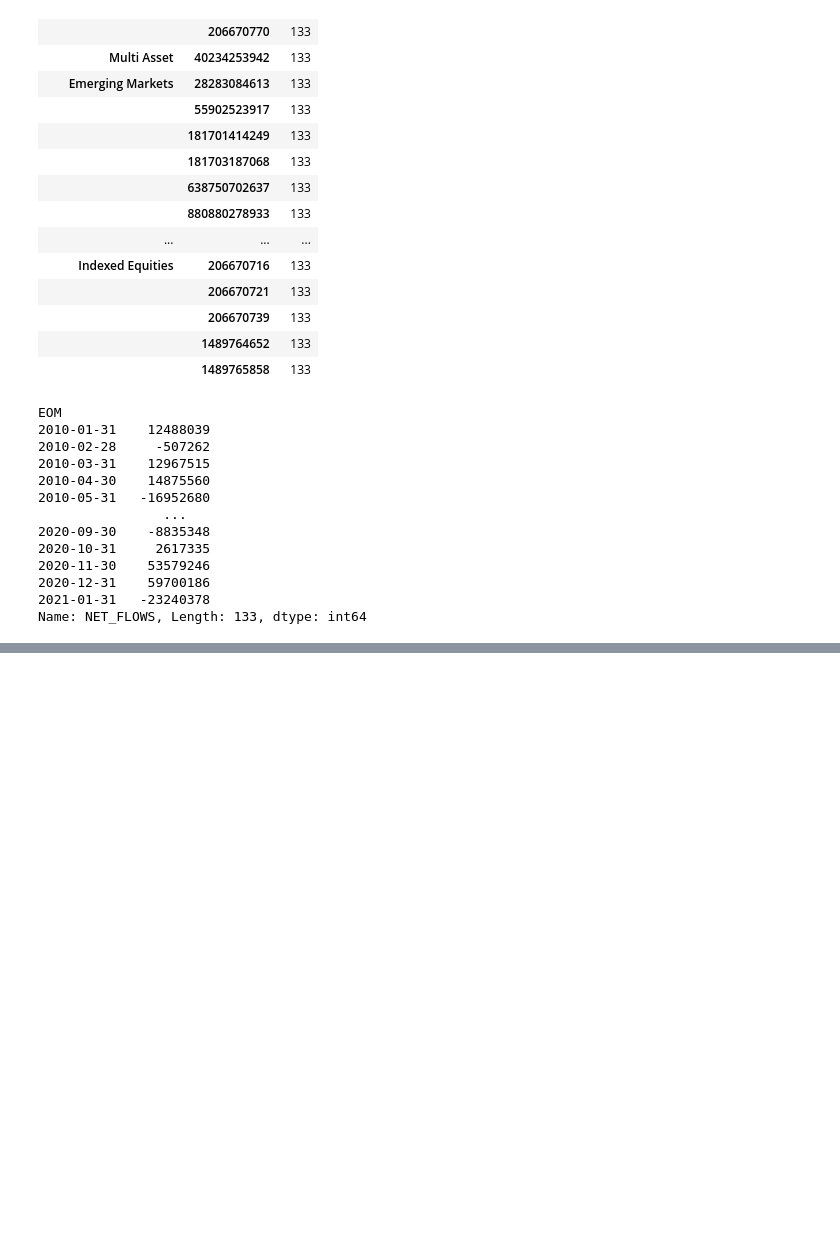
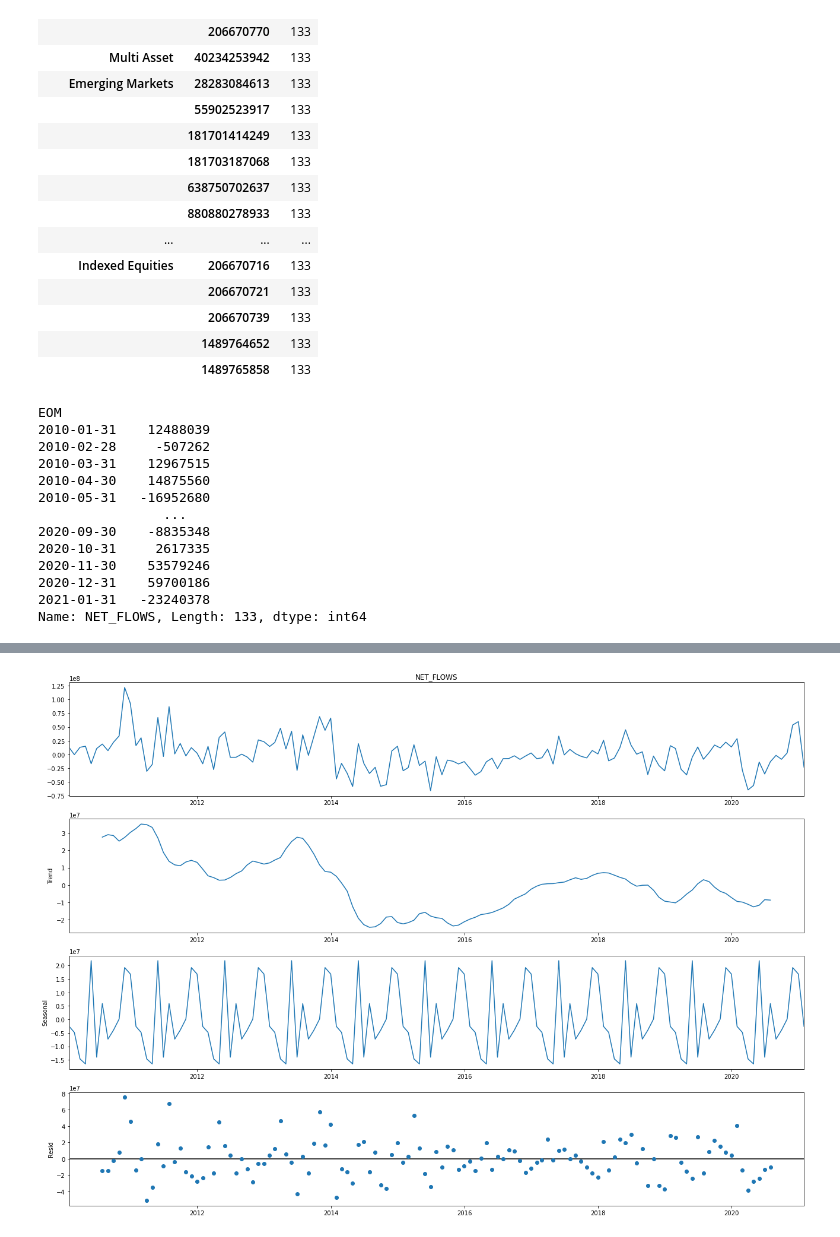
Before and after one commit to resquator/epfl-capstone, a Jupyter notebook: timeseries/sarima.ipynb, the cells around one changed output, grey strips where cells are left out. Cells and saved outputs as stored; diff of their text form; code cells hidden in the pictures; blank space fills up the shorter version.

```diff
--- a/timeseries/sarima.ipynb
+++ b/timeseries/sarima.ipynb
@@ -68,0 +71,7 @@ plt.show();
+# %%
+from statsmodels.tsa.seasonal import seasonal_decompose
+decomposition = seasonal_decompose(x=th['NET_FLOWS'], model='additive', period = 12)
+decomposition.plot()
+plt.show();
+# %% [output]
+[figure, added]
```
Also changed, not shown: parts of 9 cells of this notebook.
